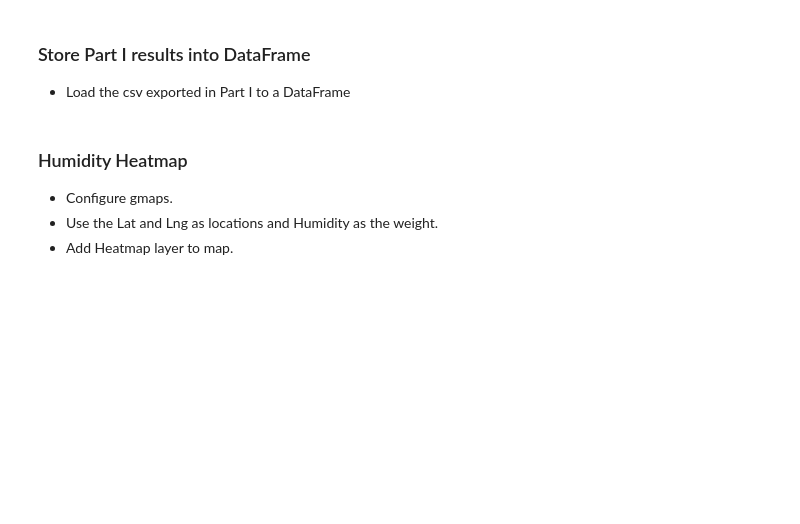
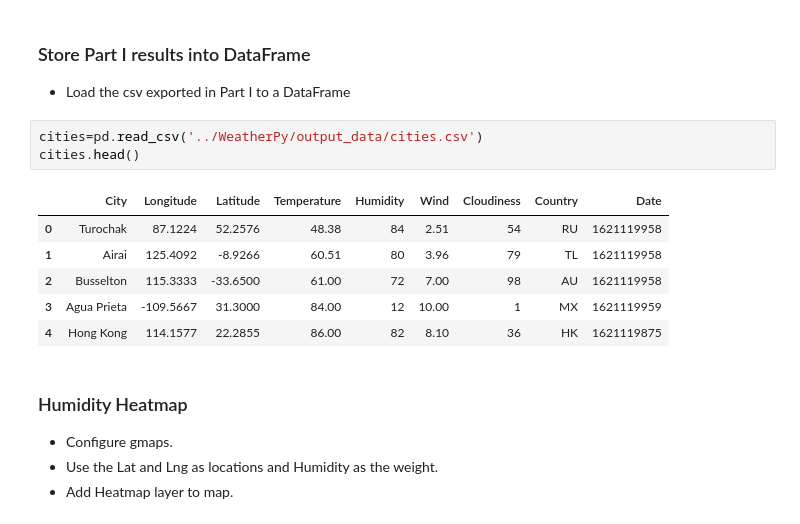
Before and after one commit to manny-p/python-api-challenge, a Jupyter notebook: VacationPy/VacationPy.ipynb, the cells around one changed output. Saved outputs shown, nothing was run; the diff lists cells and outputs as text; blank space fills up the shorter version.

```diff
--- a/VacationPy/VacationPy.ipynb
+++ b/VacationPy/VacationPy.ipynb
@@ -20,6 +22,16 @@ from api_keys import g_key
 # %% [markdown]
 ### Store Part I results into DataFrame
 * Load the csv exported in Part I to a DataFrame
+# %%
+cities=pd.read_csv('../WeatherPy/output_data/cities.csv')
+cities.head()
+# %% [output]
+|  | City | Longitude | Latitude | Temperature | Humidity | Wind | Cloudiness | Country | Date |
+| 0 | Turochak | 87.1224 | 52.2576 | 48.38 | 84 | 2.51 | 54 | RU | 1621119958 |
+| 1 | Airai | 125.4092 | -8.9266 | 60.51 | 80 | 3.96 | 79 | TL | 1621119958 |
+| 2 | Busselton | 115.3333 | -33.6500 | 61.00 | 72 | 7.00 | 98 | AU | 1621119958 |
+| 3 | Agua Prieta | -109.5667 | 31.3000 | 84.00 | 12 | 10.00 | 1 | MX | 1621119959 |
+| 4 | Hong Kong | 114.1577 | 22.2855 | 86.00 | 82 | 8.10 | 36 | HK | 1621119875 |
 # %% [markdown]
 ### Humidity Heatmap
 * Configure gmaps.
```
Also changed, not shown: parts of 1 cell of this notebook, 14 other files.
